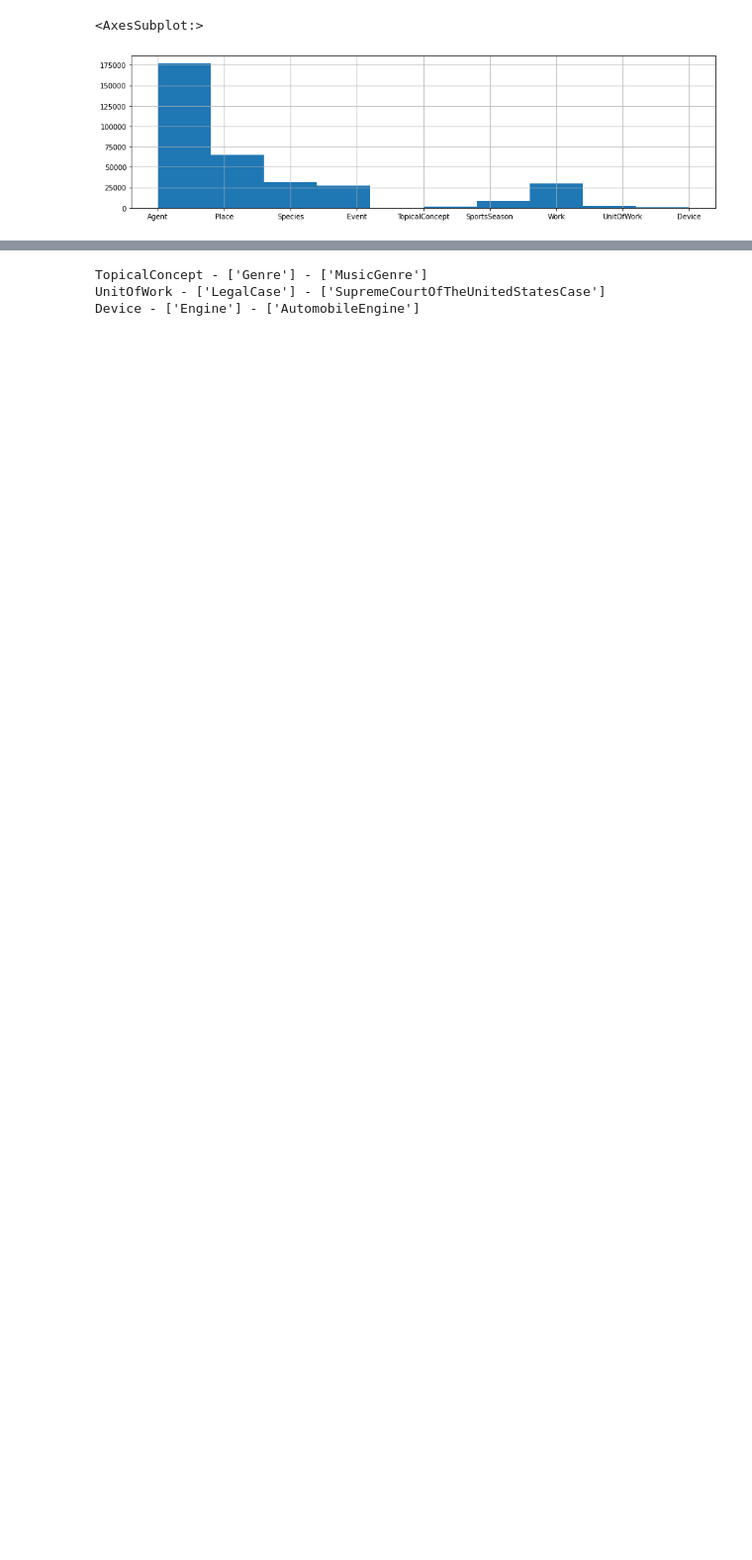
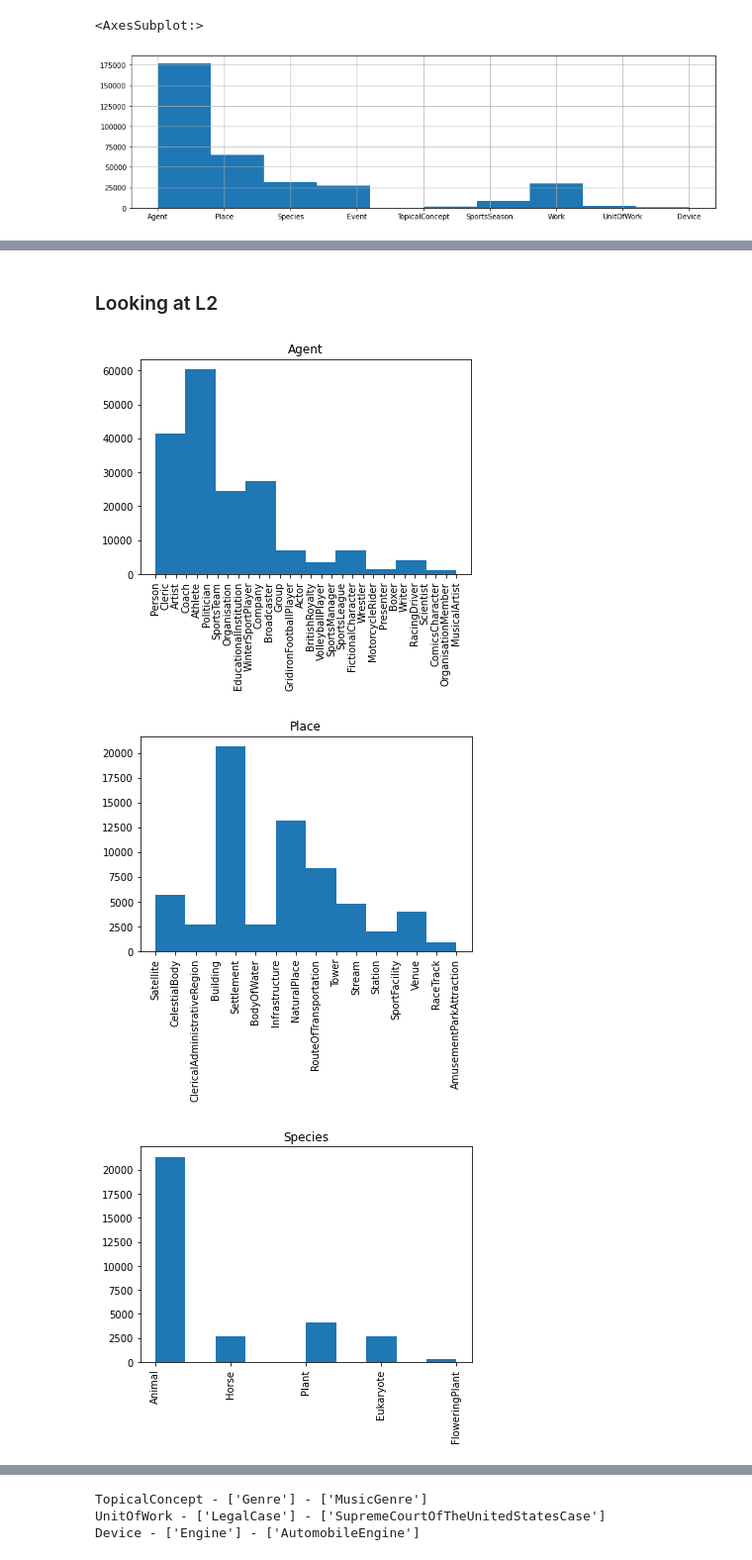
Before and after one commit to talvany/hierarchiclass, a Jupyter notebook: notebooks/Analyse data.ipynb, the cells around one changed output, grey strips where cells are left out. Shown at 99% size. Cells and saved outputs as stored; diff of their text form; code cells hidden in the pictures; blank space fills up the shorter version.

```diff
--- a/notebooks/Analyse data.ipynb
+++ b/notebooks/Analyse data.ipynb
@@ -32,0 +7,4 @@ df
+# %%
+dataset_path = '../data/classification_dataset.csv'
+df = pd.read_csv(dataset_path)
+df
@@ -102,0 +74,13 @@ len(df[df['l2'] == 'Person'].l3.unique()) == 1
+# %% [markdown]
+### Looking at L2
+# %%
+for l1_label in df.l1.unique():
+    p = plt.hist(df[df['l1'] == l1_label].l2)
+    plt.title(l1_label)
+    plt.xticks(rotation='vertical')
+
+    plt.show()
+# %% [output]
+[figure, added]
+[figure, added]
+[figure, added]
```
Also changed, not shown: parts of 57 cells of this notebook.
